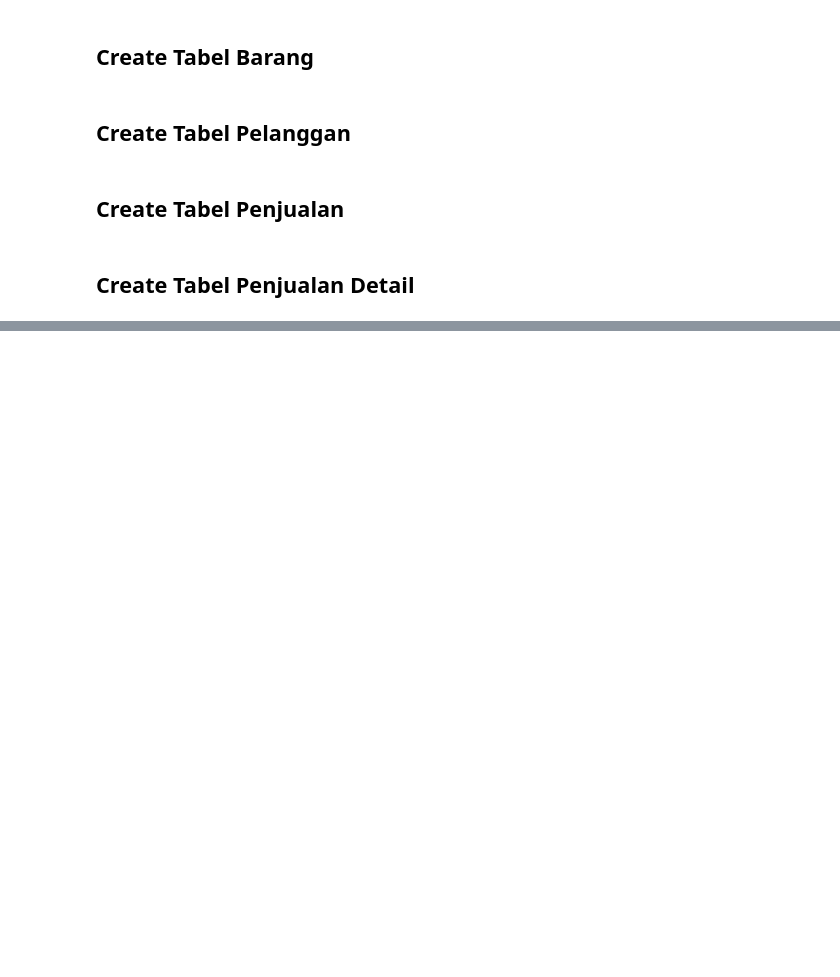
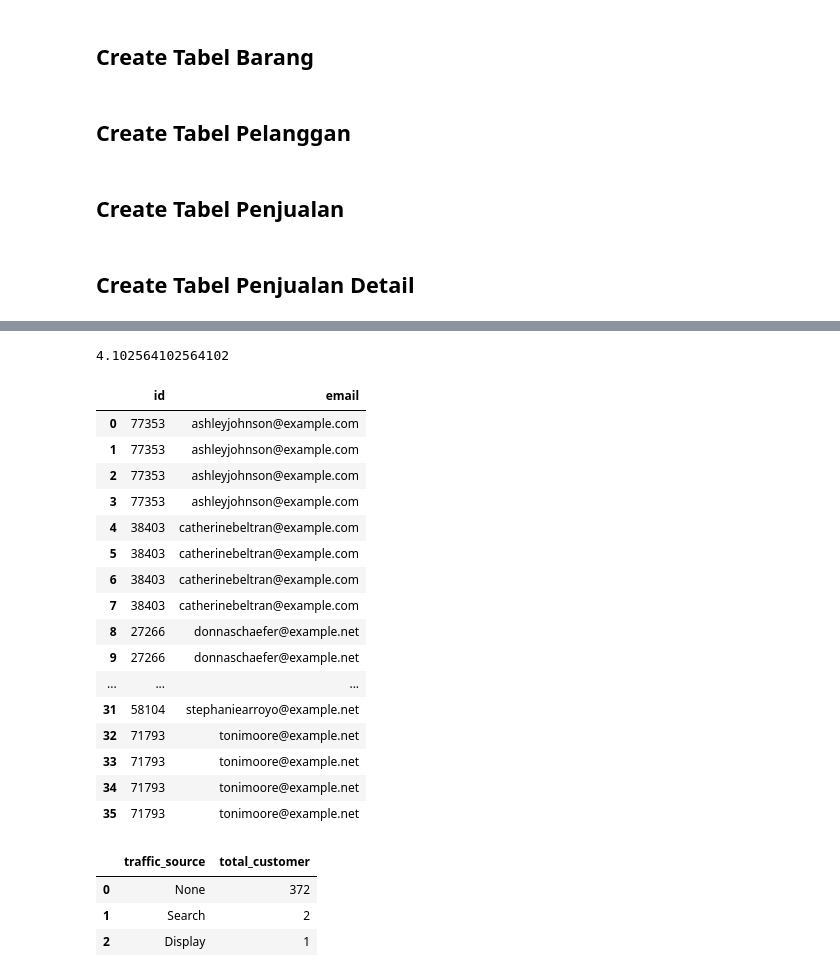
Before and after one commit to dsciencelabs/JNE_Data_Analytics_PySQL, a Jupyter notebook: jupyterlab/Pertemuan4_Bakti.ipynb, the cells around one changed output, grey strips where cells are left out. Drawn from its saved outputs; the diff is of its cells as text; code cells hidden in the pictures; blank space fills up the shorter version.

```diff
--- a/jupyterlab/Pertemuan4_Bakti.ipynb
+++ b/jupyterlab/Pertemuan4_Bakti.ipynb
@@ -144,0 +384,54 @@ db2.commit()
+# %%
+160/39
+# %% [output]
+4.102564102564102
+# %%
+# Perintah SQL
+sql = '''
+SELECT id, email
+  FROM `users`
+    WHERE gender = 'F' AND country = 'Japan'
+      ORDER BY 2
+'''
+
+# Eksekusi perintah  SQL
+pd.read_sql(sql, en_co2)
+# %% [output]
+|  | id | email |
+| 0 | 77353 | ashleyjohnson@example.com |
+| 1 | 77353 | ashleyjohnson@example.com |
+| 2 | 77353 | ashleyjohnson@example.com |
+| 3 | 77353 | ashleyjohnson@example.com |
+| 4 | 38403 | catherinebeltran@example.com |
+| 5 | 38403 | catherinebeltran@example.com |
+| 6 | 38403 | catherinebeltran@example.com |
+| 7 | 38403 | catherinebeltran@example.com |
+| 8 | 27266 | donnaschaefer@example.net |
+| 9 | 27266 | donnaschaefer@example.net |
+| ... | ... | ... |
+| 31 | 58104 | stephaniearroyo@example.net |
+| 32 | 71793 | tonimoore@example.net |
+| 33 | 71793 | tonimoore@example.net |
+| 34 | 71793 | tonimoore@example.net |
+| 35 | 71793 | tonimoore@example.net |
+# %%
+# Perintah SQL
+sql = '''
+SELECT
+  u.traffic_source,
+  COUNT(DISTINCT oi.user_id) total_customer
+FROM `order_items` oi
+LEFT JOIN `users` u
+ON oi.user_id = u.id
+WHERE oi.status NOT IN ('Cancelled','Returned')
+GROUP BY 1
+ORDER BY 2 DESC
+'''
+
+# Eksekusi perintah  SQL
+pd.read_sql(sql, en_co2)
+# %% [output]
+|  | traffic_source | total_customer |
+| 0 | None | 372 |
+| 1 | Search | 2 |
+| 2 | Display | 1 |
```
Also changed, not shown: parts of 16 cells of this notebook, 16 other files.
